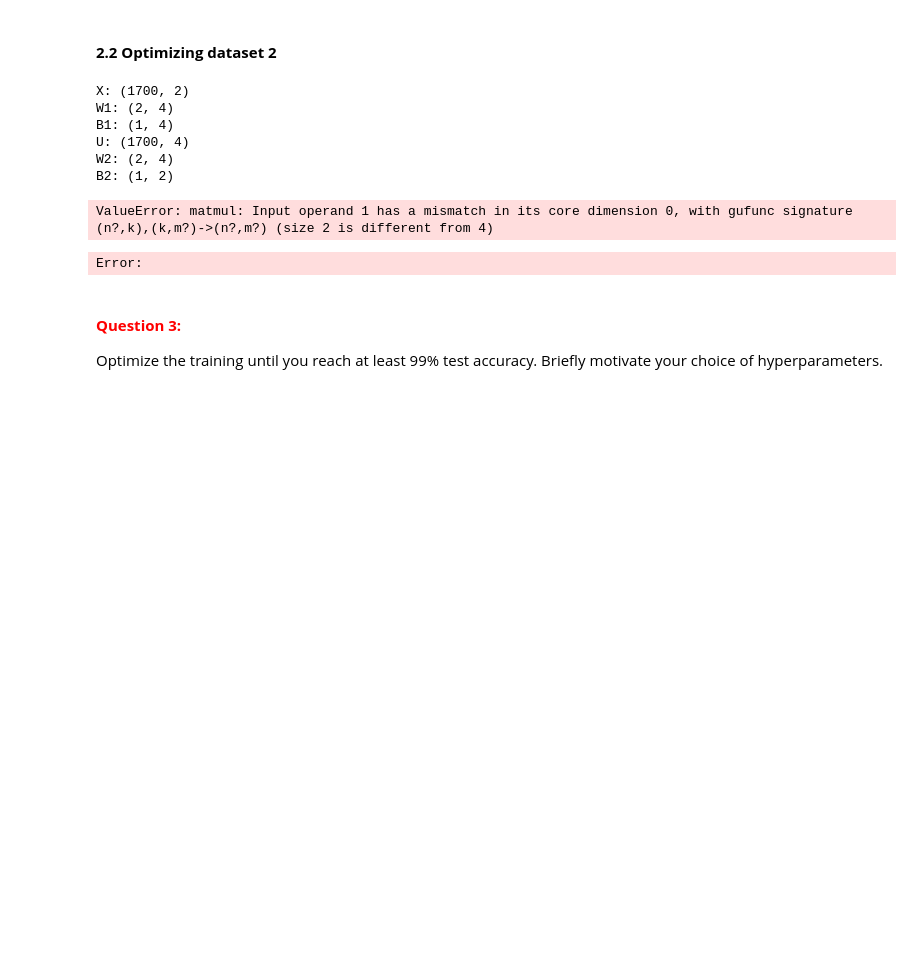
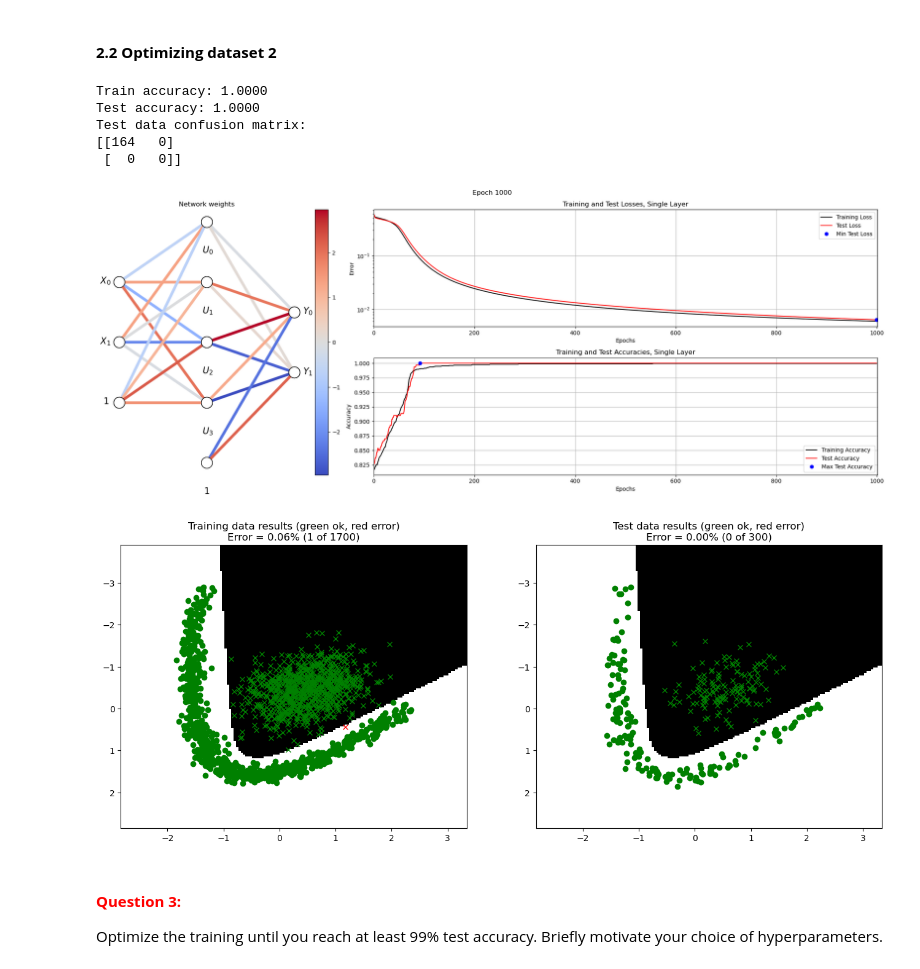
Before and after one commit to hugo-morvan/Neural_Networks, a Jupyter notebook: LabCode/A1_Supervised/main3_MultiLayer.ipynb, the cells around one changed output. Cells and saved outputs as stored; diff of their text form; code cells hidden in the pictures; blank space fills up the shorter version.

```diff
--- a/LabCode/A1_Supervised/main3_MultiLayer.ipynb
+++ b/LabCode/A1_Supervised/main3_MultiLayer.ipynb
@@ -411,29 +403,28 @@ The bais and weights were set to zero as classes are linearly seperables by a li
 # %%
 # --------------------------------------------
 # === Your code here =========================
 # --------------------------------------------
 nInputs  = 2
 nClasses = 2
 nHidden  = 4
 
 W1_0 = np.random.randn(nInputs, nHidden)
 B1_0 = np.zeros((1,nHidden))
-W2_0 = np.random.randn(nInputs, nHidden)
+W2_0 = np.random.randn(nHidden, nClasses)
 B2_0 = np.zeros((1,nClasses))
 
-params = {"epochs": 10000, "learningRate": 0.2, "normalize": True, "useTanhOutput": True}
+params = {"epochs": 1000, "learningRate": 0.2, "normalize": True, "useTanhOutput": True}
 # ============================================
 
 trainMultiLayerOnDataset(2, 0.15, W1_0, B1_0, W2_0, B2_0, params)
 # %% [output]
-X: (1700, 2)
-W1: (2, 4)
-B1: (1, 4)
-U: (1700, 4)
-W2: (2, 4)
-B2: (1, 2)
+Train accuracy: 1.0000
+Test accuracy: 1.0000
+Test data confusion matrix:
+[[164   0]
+ [  0   0]]
-ValueError: matmul: Input operand 1 has a mismatch in its core dimension 0, with gufunc signature (n?,k),(k,m?)->(n?,m?) (size 2 is different from 4)
-Error:
+[figure, added]
+[figure, added]
 # %% [markdown]
 #### **<span style="color:red">Question 3:</span>**
 
```
Also changed, not shown: parts of 5 cells of this notebook, 2 other files.
